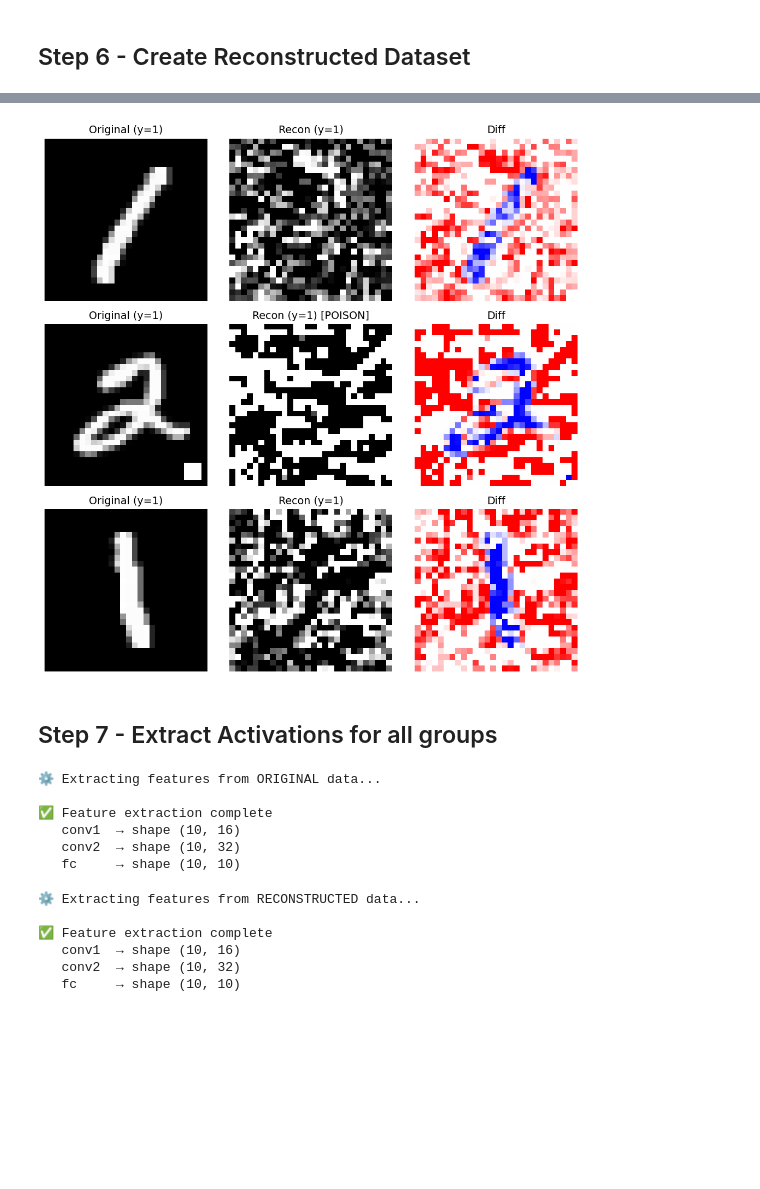
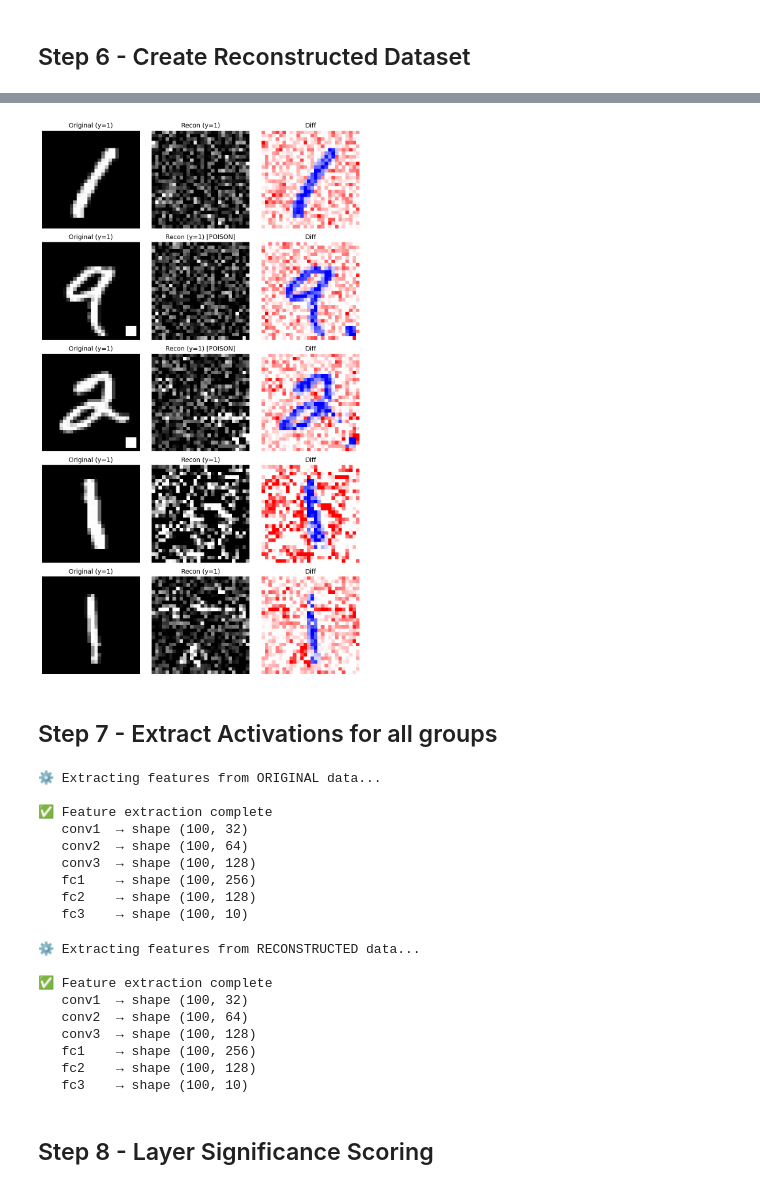
Before and after one commit to Simon-Kraft/reconstruction-activation-clustering, a Jupyter notebook: main.ipynb, the cells around one changed output, grey strips where cells are left out. Drawn from its saved outputs; the diff is of its cells as text; code cells hidden in the pictures; blank space fills up the shorter version.

```diff
--- a/main.ipynb
+++ b/main.ipynb
@@ -58,7 +65,7 @@ TRIGGER_SIZE  = 3
 TRIGGER_POS   = (24, 24)   # bottom-right
 TRIGGER_VAL   = 2.8
 TARGET_CLASS  = 1
-POISON_RATE   = 0.08
+POISON_RATE   = 0.20 # changed from Dr. Saha's code
 
 # ---- Poisoned Dataset ----
 class PoisonedDataset(Dataset):
@@ -185,7 +192,8 @@ def train(model, train_loader, test_loader, epochs=10, label=""):
     return model
 
 # Train Clean Model
-clean_model = train(SmallCNN(), clean_loader, test_loader, epochs=3, label="[CLEAN]")
+# clean_model = train(LargeCNN(), clean_loader, test_loader, epochs=5, label="[CLEAN]")
 
 # maybe also train backdoor model
+backdoor_model = train(LargeCNN(), poison_loader, test_loader, epochs=1, label="[BACKDOOR]")
 # %% [output]
@@ -293,7 +299,7 @@ Iter 300/300  grad-dist: 5798.484863
 # %% [markdown]
 ## Step 5 - Select Samples from Target Class
 # %%
-N_SAMPLES = 10  # total images to collect (adjust as needed)
+N_SAMPLES = 3  # total images to collect (adjust as needed)
 
 # Grab indices of target class samples
 target_indices = [
@@ -392,8 +375,9 @@ class ReconstructedDataset(Dataset):
 # %%
+backdoor_model.zero_grad()
 reconstructed = ReconstructedDataset(
     original_images=imgs_collect,
     labels=labels_collect,
     truth_flags=truth_flags,
-    model=clean_model,
+    model=backdoor_model,
 )
 # %% [output]
@@ -479,35 +470,35 @@ def visualize_reconstructed_dataset(
 
         # Reconstructed
         ax1.imshow(recon_disp, cmap='gray', vmin=0, vmax=1)
         title = 'Recon'
         if labels is not None:
             title += f' (y={labels[i]})'
         if truth_flags is not None and truth_flags[i]:
             title += ' [POISON]'
         ax1.set_title(title)
         ax1.axis('off')
 
         # Diff
         v = np.abs(diff).max() if np.isfinite(np.abs(diff).max()) else None
         if v is None or v == 0:
             ax2.imshow(diff, cmap='bwr')
         else:
             ax2.imshow(diff, cmap='bwr', vmin=-v, vmax=v)
         ax2.set_title('Diff')
         ax2.axis('off')
 
     plt.tight_layout()
     plt.show()
 
 visualize_reconstructed_dataset(
     recon_dataset=reconstructed,
     original_images=imgs_collect,
-    n_display=3,
+    n_display=NUM_SAMPLES,
     labels=labels_collect,
     truth_flags=truth_flags,
 )
 # %% [output]
-[figure, old version]
+[figure, new version]
 # %% [markdown]
 ## Step 7 - Extract Activations for all groups
 # %%
@@ -555,7 +546,7 @@ reconstructed_imgs_bd = reconstructed_imgs_collect[reconstructed_bd_indices]
 # %%
 print("⚙️ Extracting features from ORIGINAL data...")
 
-original_layer_feats = extract_layer_features(clean_model, original_imgs_collect)
+original_layer_feats = extract_layer_features(backdoor_model, original_imgs_collect)
 print("\n✅ Feature extraction complete")
 for name, feat in original_layer_feats.items():
     print(f"   {name:6s} → shape {feat.shape}")
@@ -563,13 +554,16 @@ for name, feat in original_layer_feats.items():
 ⚙️ Extracting features from ORIGINAL data...
 
 ✅ Feature extraction complete
-   conv1  → shape (10, 16)
-   conv2  → shape (10, 32)
-   fc     → shape (10, 10)
+   conv1  → shape (100, 32)
+   conv2  → shape (100, 64)
+   conv3  → shape (100, 128)
+   fc1    → shape (100, 256)
+   fc2    → shape (100, 128)
+   fc3    → shape (100, 10)
 # %%
 print("⚙️ Extracting features from RECONSTRUCTED data...")
 
-reconstructed_layer_feats = extract_layer_features(clean_model, reconstructed_imgs_collect)
+reconstructed_layer_feats = extract_layer_features(backdoor_model, reconstructed_imgs_collect)
 print("\n✅ Feature extraction complete")
 for name, feat in reconstructed_layer_feats.items():
     print(f"   {name:6s} → shape {feat.shape}")
@@ -577,6 +571,11 @@ for name, feat in reconstructed_layer_feats.items():
 ⚙️ Extracting features from RECONSTRUCTED data...
 
 ✅ Feature extraction complete
-   conv1  → shape (10, 16)
-   conv2  → shape (10, 32)
-   fc     → shape (10, 10)
+   conv1  → shape (100, 32)
+   conv2  → shape (100, 64)
+   conv3  → shape (100, 128)
+   fc1    → shape (100, 256)
+   fc2    → shape (100, 128)
+   fc3    → shape (100, 10)
+# %% [markdown]
+## Step 8 - Layer Significance Scoring
```
Also changed, not shown: parts of 15 cells of this notebook, 4 other files.
